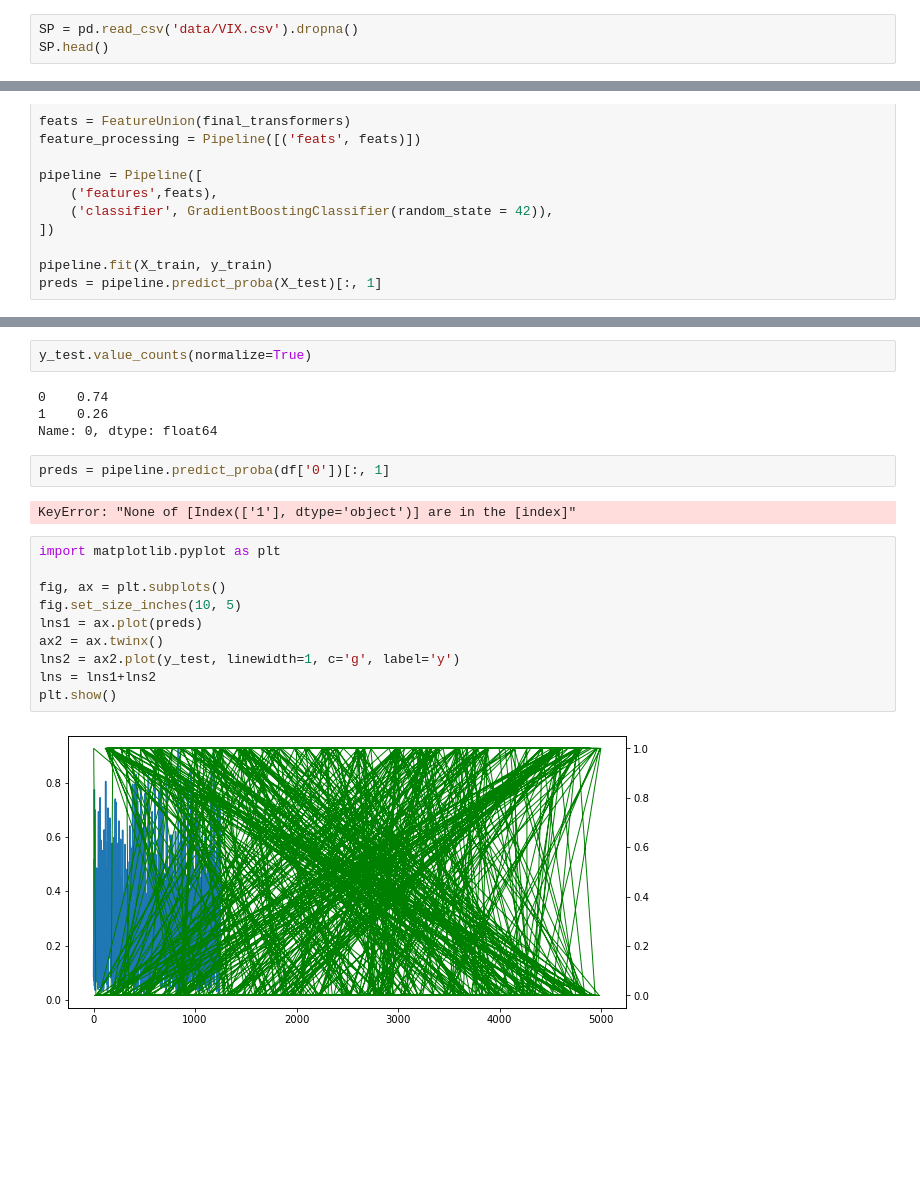
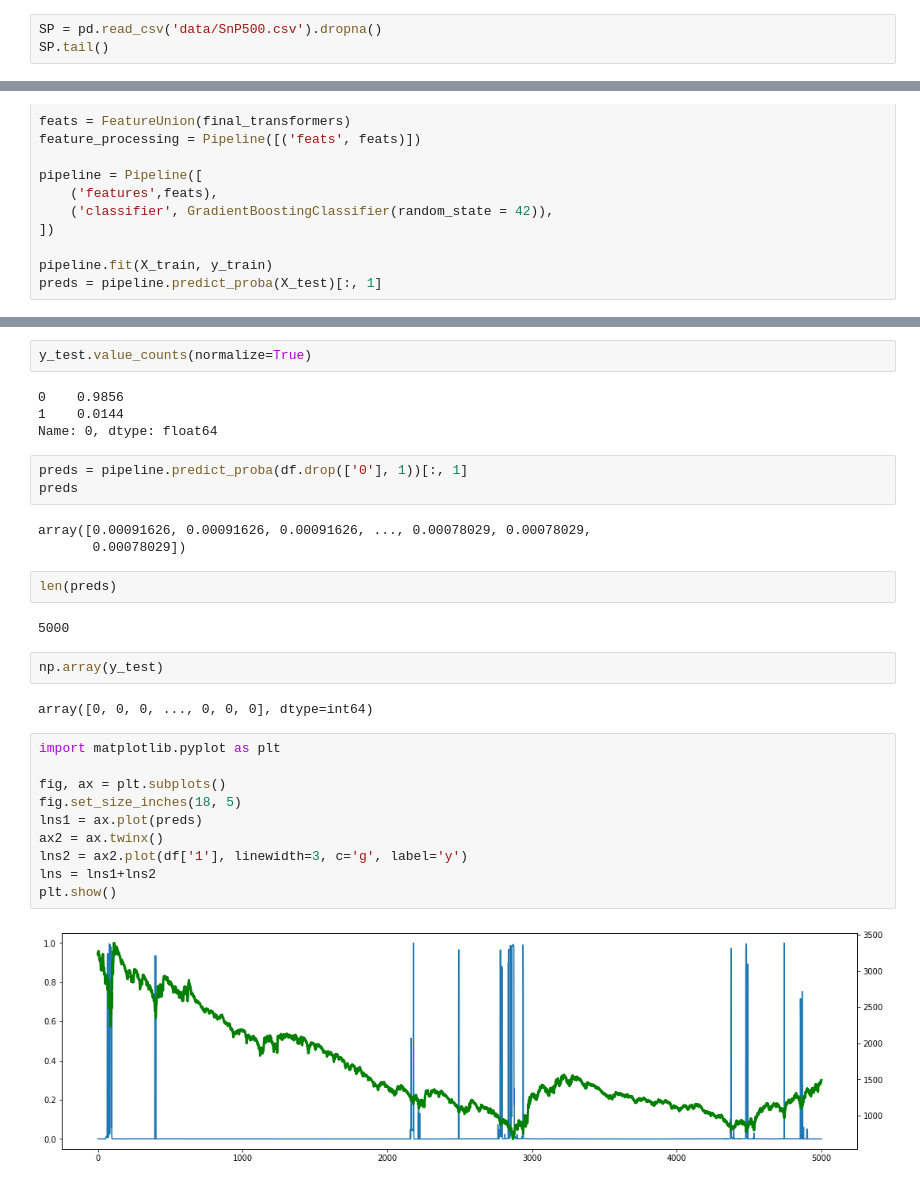
Before and after one commit to ksn38/fin, a Jupyter notebook: fib2.ipynb, the cells around one changed output, grey strips where cells are left out. Saved outputs shown, nothing was run; the diff lists cells and outputs as text; blank space fills up the shorter version.

```diff
--- a/fib2.ipynb
+++ b/fib2.ipynb
@@ -5,7 +5,7 @@ import matplotlib.pyplot as plt
 import matplotlib.dates as mdates
 from scipy import stats
 # %%
-SP = pd.read_csv('data/VIX.csv').dropna()
-SP.head()
+SP = pd.read_csv('data/SnP500.csv').dropna()
+SP.tail()
 # %% [output]
 |  | Date | Open | High | Low | Close | Adj Close | Volume |
@@ -172,22 +151,32 @@ Best Threshold=0.641, F-Score=0.030, Precision=0.860, Recall=0.132
 # %%
 y_test.value_counts(normalize=True)
 # %% [output]
-0    0.74
-1    0.26
+0    0.9856
+1    0.0144
 Name: 0, dtype: float64
 # %%
-preds = pipeline.predict_proba(df['0'])[:, 1]
+preds = pipeline.predict_proba(df.drop(['0'], 1))[:, 1]
+preds
 # %% [output]
-KeyError: "None of [Index(['1'], dtype='object')] are in the [index]"
+array([0.00091626, 0.00091626, 0.00091626, ..., 0.00078029, 0.00078029,
+       0.00078029])
+# %%
+len(preds)
+# %% [output]
+5000
+# %%
+np.array(y_test)
+# %% [output]
+array([0, 0, 0, ..., 0, 0, 0], dtype=int64)
 # %%
 import matplotlib.pyplot as plt
 
 fig, ax = plt.subplots()
-fig.set_size_inches(10, 5)
+fig.set_size_inches(18, 5)
 lns1 = ax.plot(preds)
 ax2 = ax.twinx()
-lns2 = ax2.plot(y_test, linewidth=1, c='g', label='y')
+lns2 = ax2.plot(df['1'], linewidth=3, c='g', label='y')
 lns = lns1+lns2
 plt.show()
 # %% [output]
-[figure, old version]
+[figure, new version]
```
Also changed, not shown: parts of 7 cells of this notebook, 1 other file.
